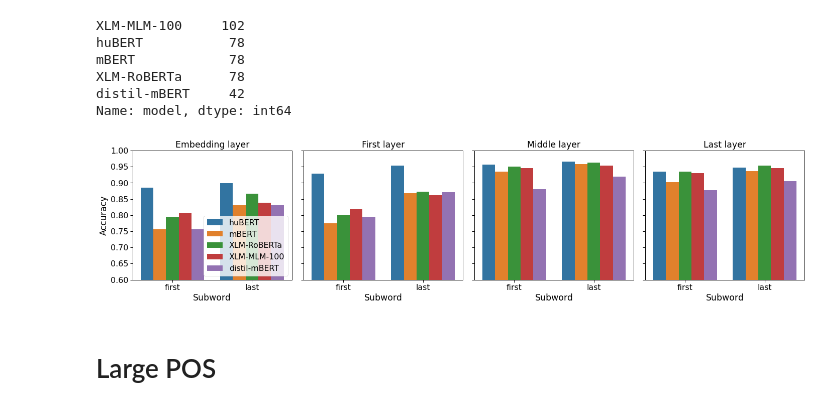
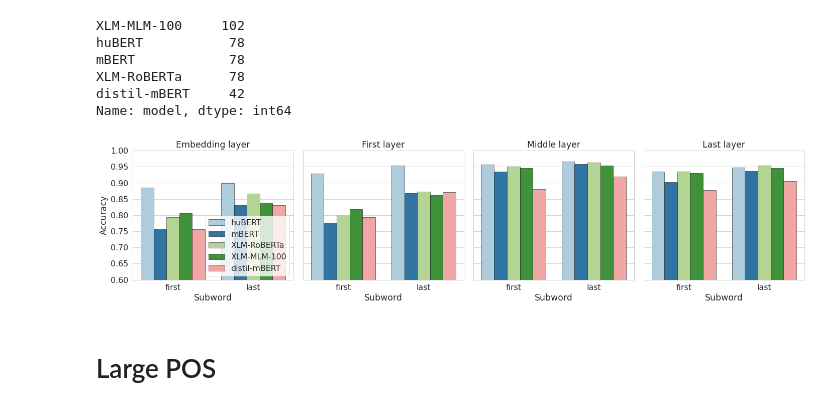
Before and after one commit to juditacs/hubert_eval, a Jupyter notebook: notebooks/hubert_eval_main.ipynb, the cells around one changed output. Drawn from its saved outputs; the diff is of its cells as text; code cells hidden in the pictures.

Commit message:
Change color palette

```diff
--- a/notebooks/hubert_eval_main.ipynb
+++ b/notebooks/hubert_eval_main.ipynb
@@ -16,6 +16,9 @@ from matplotlib.ticker import MaxNLocator
 from deep_experiments.utils import load_experiment_dirs, quick_load_experiments_tsv
 from utils import add_stats, load_probing_dirs
 
+reduced_palette = sns.color_palette(sns.color_palette("Paired")[1::2])
+barplot_kws = dict(linewidth=0.5, edgecolor="black", palette="Paired")
+
 %load_ext autoreload
 %autoreload 2
 
@@ -25,13 +31,15 @@ from utils import add_stats, load_probing_dirs
 # %%
 szeged_pos = pd.read_table("../results/szeged_pos.tsv", na_filter=None, quoting=3)
 model_order = [
-    'huBERT',
-    'mBERT',
-    'XLM-RoBERTa',
-    'XLM-MLM-100',
-    'distil-mBERT',
+    "huBERT",
+    "mBERT",
+    "XLM-RoBERTa",
+    "XLM-MLM-100",
+    "distil-mBERT",
 ]
-szeged_pos['model'] = pd.Categorical(szeged_pos['model'], ordered=True, categories=model_order)
+szeged_pos["model"] = pd.Categorical(
+    szeged_pos["model"], ordered=True, categories=model_order
+)
 szeged_pos.head()
 # %% [output]
 |  | model | subword_pooling | layer_pooling | dev_acc | test_acc |
@@ -192,37 +227,61 @@ highest_layer = highest_layer.groupby(['model', 'subword_pooling'])[metric].mean
 highest_layer = highest_layer.reset_index()
 # %%
-with sns.plotting_context('paper', font_scale=1.8):
+with sns.plotting_context("paper", font_scale=1.8):
     fig, axes = plt.subplots(1, 4, figsize=(20, 5), sharey=True)
 
-    sns.barplot(x=lowest_layer['subword_pooling'], y=lowest_layer[metric], hue=lowest_layer['model'], ax=axes[0])
+    sns.barplot(
+        x=lowest_layer["subword_pooling"],
+        y=lowest_layer[metric],
+        hue=lowest_layer["model"],
+        ax=axes[0],
+        **barplot_kws,
+    )
     axes[0].set_ylim(0.6, 1)
-    axes[0].legend(markerscale=2, loc='lower right')
+    axes[0].legend(markerscale=2, loc="lower right")
     axes[0].set_title("Embedding layer")
     axes[0].set_xlabel("Subword")
     axes[0].set_ylabel("Accuracy")
 
-    sns.barplot(x=first_layer['subword_pooling'], y=first_layer[metric], hue=first_layer['model'], ax=axes[1])
+    sns.barplot(
+        x=first_layer["subword_pooling"],
+        y=first_layer[metric],
+        hue=first_layer["model"],
+        ax=axes[1],
+        **barplot_kws,
+    )
     axes[1].get_legend().remove()
     axes[1].set_title("First layer")
     axes[1].set_xlabel("Subword")
     axes[1].set_ylabel("")
 
-    sns.barplot(x=middle_layer['subword_pooling'], y=middle_layer[metric], hue=middle_layer['model'], ax=axes[2])
+    sns.barplot(
+        x=middle_layer["subword_pooling"],
+        y=middle_layer[metric],
+        hue=middle_layer["model"],
+        ax=axes[2],
+        **barplot_kws,
+    )
     axes[2].get_legend().remove()
     axes[2].set_title("Middle layer")
     axes[2].set_xlabel("Subword")
     axes[2].set_ylabel("")
 
-    sns.barplot(x=highest_layer['subword_pooling'], y=highest_layer[metric], hue=highest_layer['model'], ax=axes[3])
+    sns.barplot(
+        x=highest_layer["subword_pooling"],
+        y=highest_layer[metric],
+        hue=highest_layer["model"],
+        ax=axes[3],
+        **barplot_kws,
+    )
     axes[3].get_legend().remove()
     axes[3].set_title("Last layer")
     axes[3].set_xlabel("Subword")
     axes[3].set_ylabel("")
     plt.tight_layout()
 
     fig.savefig("fig/bar_szeged_pos_low_high_layer.pdf")
 # %% [output]
-[figure, old version]
+[figure, new version]
 # %% [markdown]
 # Large POS
 # %%
```
Also changed, not shown: parts of 31 cells of this notebook.
